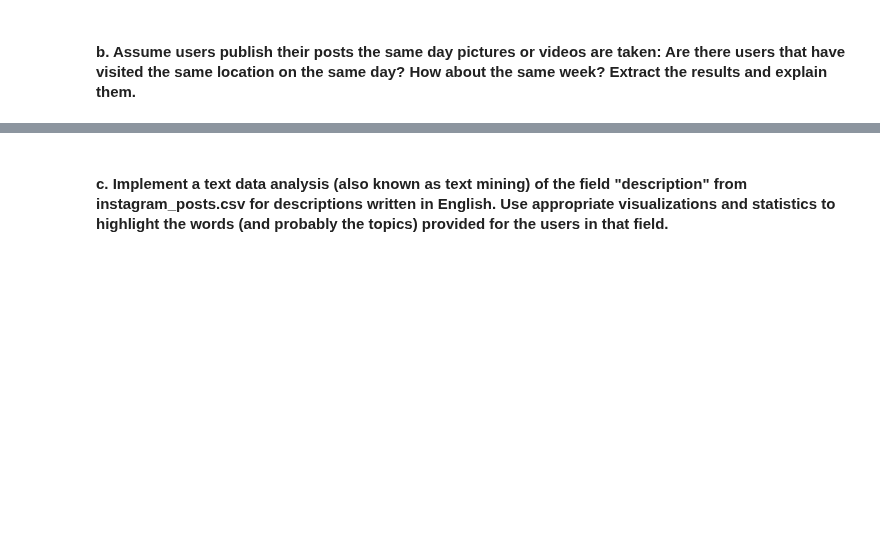
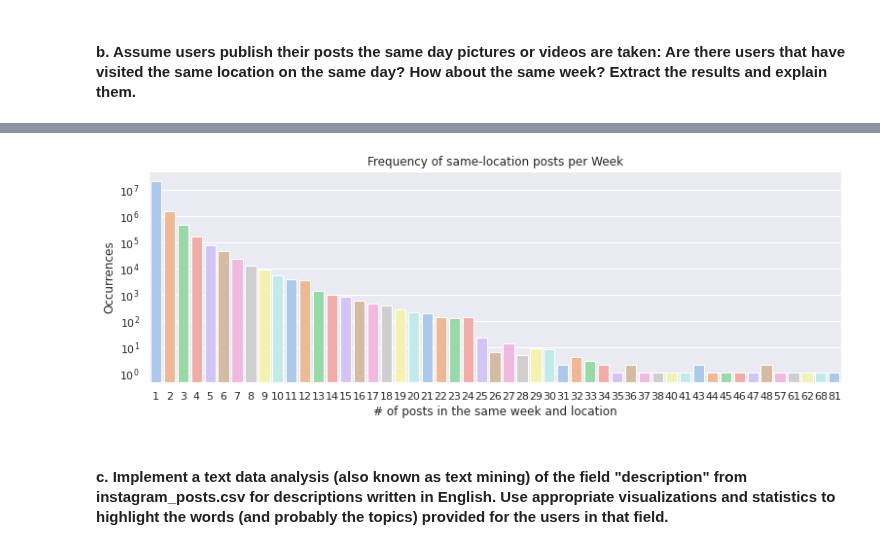
Before and after one commit to Prot10/ADM_HW_2, a Jupyter notebook: adm-matteo.ipynb, the cells around one changed output, grey strips where cells are left out. Cells and saved outputs as stored; diff of their text form; code cells hidden in the pictures; blank space fills up the shorter version.

```diff
--- a/adm-matteo.ipynb
+++ b/adm-matteo.ipynb
@@ -554,0 +594,16 @@ del likes_time
+# %%
+week = posts.df\
+            .groupby([pd.Grouper(key="cts", freq="1W"), 'location_id', 'profile_id'], sort=False)\
+            .agg(cnt=pd.NamedAgg(column="cts", aggfunc='count'))['cnt']\
+            .value_counts().sort_index()
+sns.set(rc={'figure.figsize':(week.index.shape[0]/4,4)})
+ax = sns.barplot(x=week.index, y=week, palette='pastel')
+ax.set(
+    xlabel = '# of posts in the same week and location',
+    ylabel = 'Occurrences',
+    title = 'Frequency of same-location posts per Week',
+    yscale = 'log'
+)
+plt.show()
+# %% [output]
+[figure, added]
```
Also changed, not shown: parts of 34 cells of this notebook.
